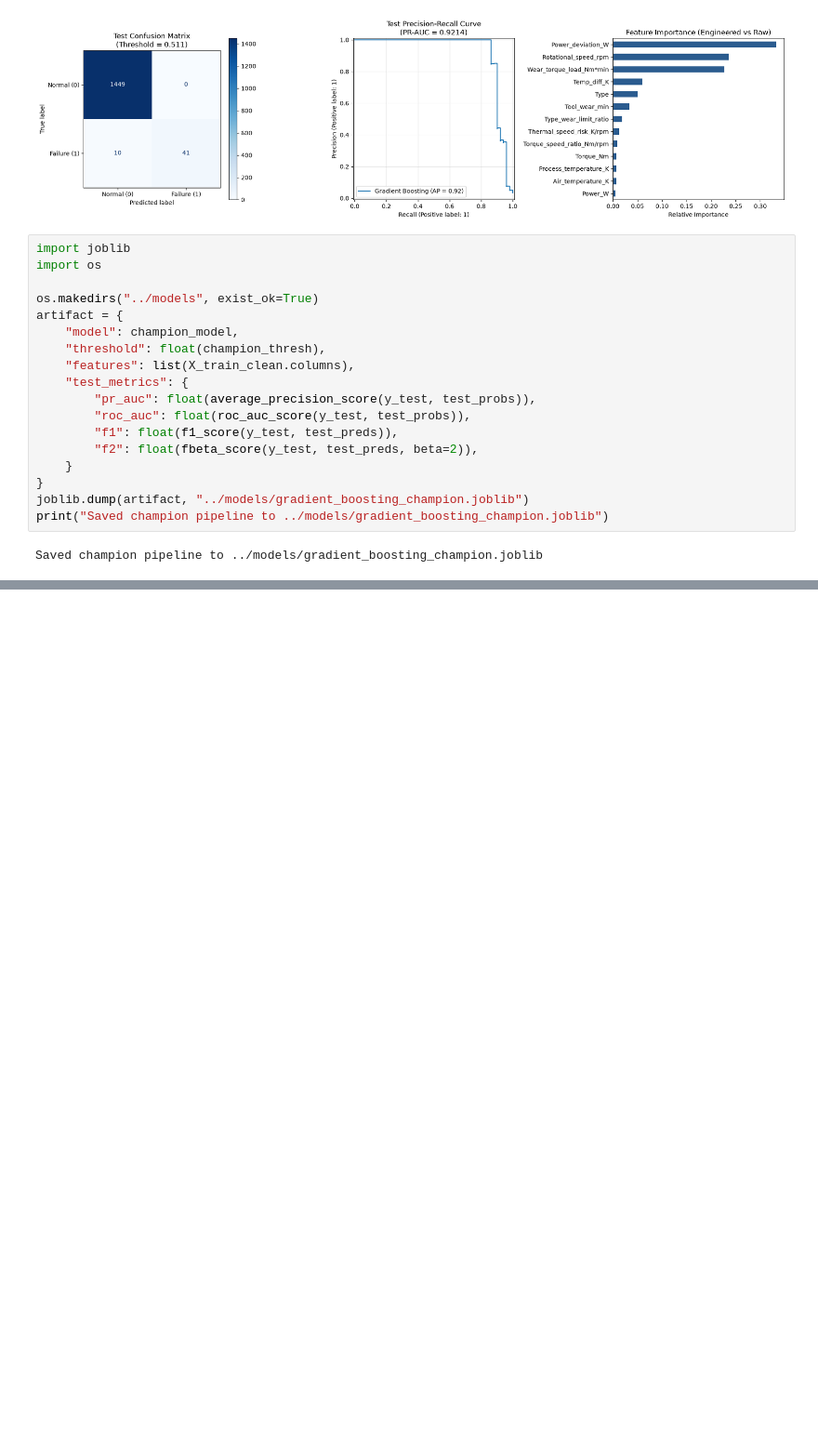
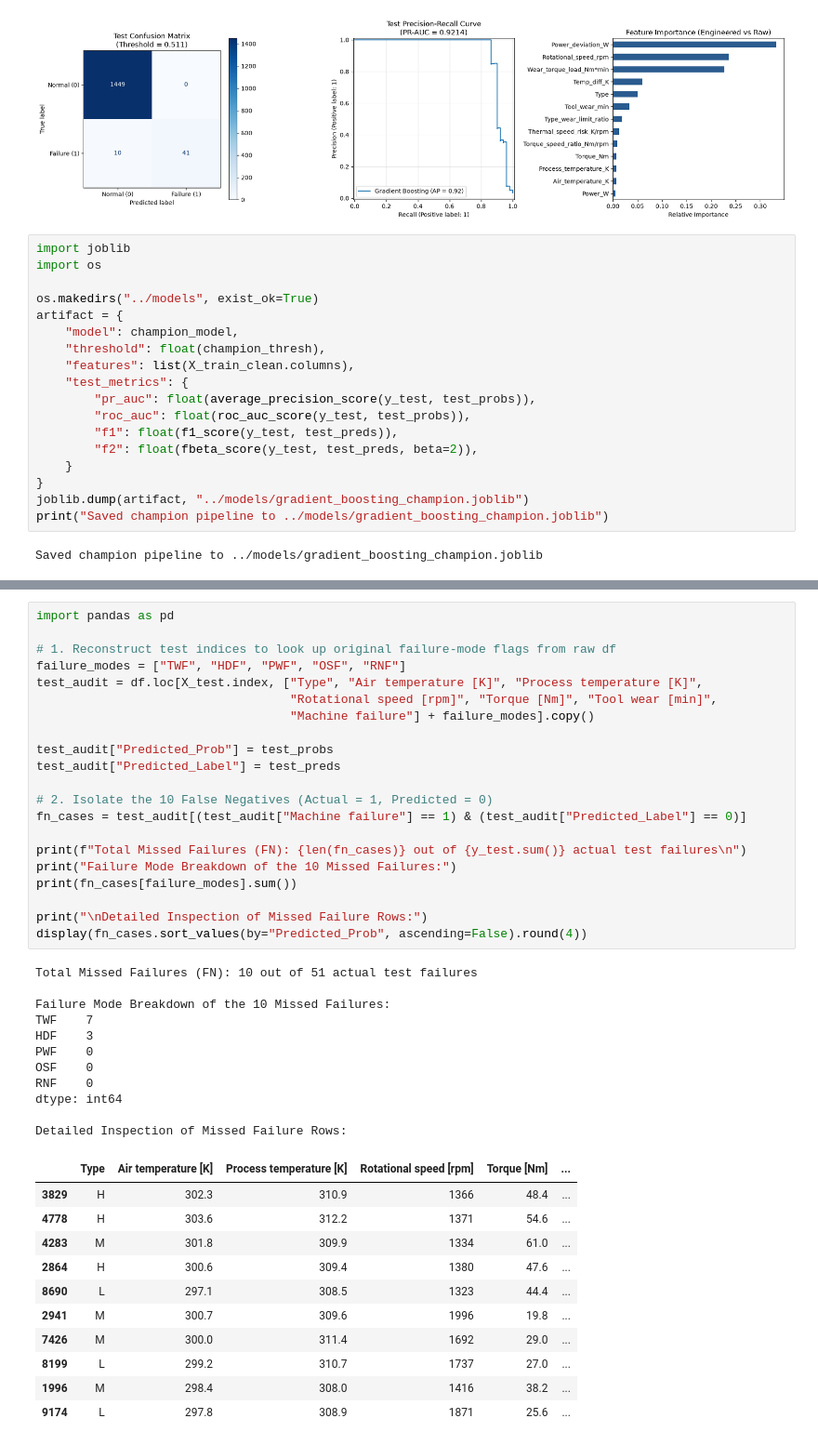
Before and after one commit to harshithkatta04-blip/predictive-maintenance-risk-modeling, a Jupyter notebook: notebooks/Predictive_Maintenance.ipynb, the cells around one changed output, grey strips where cells are left out. Shown at 93% size. Saved outputs shown, nothing was run; the diff lists cells and outputs as text; blank space fills up the shorter version.

```diff
--- a/notebooks/Predictive_Maintenance.ipynb
+++ b/notebooks/Predictive_Maintenance.ipynb
@@ -853,0 +880,44 @@ Saved champion pipeline to ../models/gradient_boosting_champion.joblib
+# %%
+import pandas as pd
+
+# 1. Reconstruct test indices to look up original failure-mode flags from raw df
+failure_modes = ["TWF", "HDF", "PWF", "OSF", "RNF"]
+test_audit = df.loc[X_test.index, ["Type", "Air temperature [K]", "Process temperature [K]",
+                                   "Rotational speed [rpm]", "Torque [Nm]", "Tool wear [min]",
+                                   "Machine failure"] + failure_modes].copy()
+
+test_audit["Predicted_Prob"] = test_probs
+test_audit["Predicted_Label"] = test_preds
+
+# 2. Isolate the 10 False Negatives (Actual = 1, Predicted = 0)
+fn_cases = test_audit[(test_audit["Machine failure"] == 1) & (test_audit["Predicted_Label"] == 0)]
+
+print(f"Total Missed Failures (FN): {len(fn_cases)} out of {y_test.sum()} actual test failures\n")
+print("Failure Mode Breakdown of the 10 Missed Failures:")
+print(fn_cases[failure_modes].sum())
+
+print("\nDetailed Inspection of Missed Failure Rows:")
+display(fn_cases.sort_values(by="Predicted_Prob", ascending=False).round(4))
+# %% [output]
+Total Missed Failures (FN): 10 out of 51 actual test failures
+
+Failure Mode Breakdown of the 10 Missed Failures:
+TWF    7
+HDF    3
+PWF    0
+OSF    0
+RNF    0
+dtype: int64
+
+Detailed Inspection of Missed Failure Rows:
+|  | Type | Air temperature [K] | Process temperature [K] | Rotational speed [rpm] | Torque [Nm] | ... |
+| 3829 | H | 302.3 | 310.9 | 1366 | 48.4 | ... |
+| 4778 | H | 303.6 | 312.2 | 1371 | 54.6 | ... |
+| 4283 | M | 301.8 | 309.9 | 1334 | 61.0 | ... |
+| 2864 | H | 300.6 | 309.4 | 1380 | 47.6 | ... |
+| 8690 | L | 297.1 | 308.5 | 1323 | 44.4 | ... |
+| 2941 | M | 300.7 | 309.6 | 1996 | 19.8 | ... |
+| 7426 | M | 300.0 | 311.4 | 1692 | 29.0 | ... |
+| 8199 | L | 299.2 | 310.7 | 1737 | 27.0 | ... |
+| 1996 | M | 298.4 | 308.0 | 1416 | 38.2 | ... |
+| 9174 | L | 297.8 | 308.9 | 1871 | 25.6 | ... |
```
Also changed, not shown: parts of 4 cells of this notebook, 5 other files.
